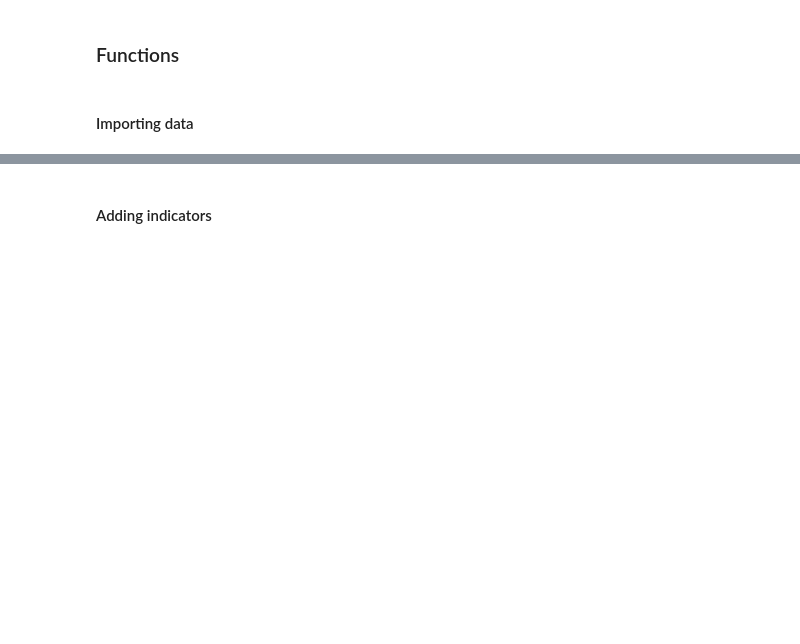
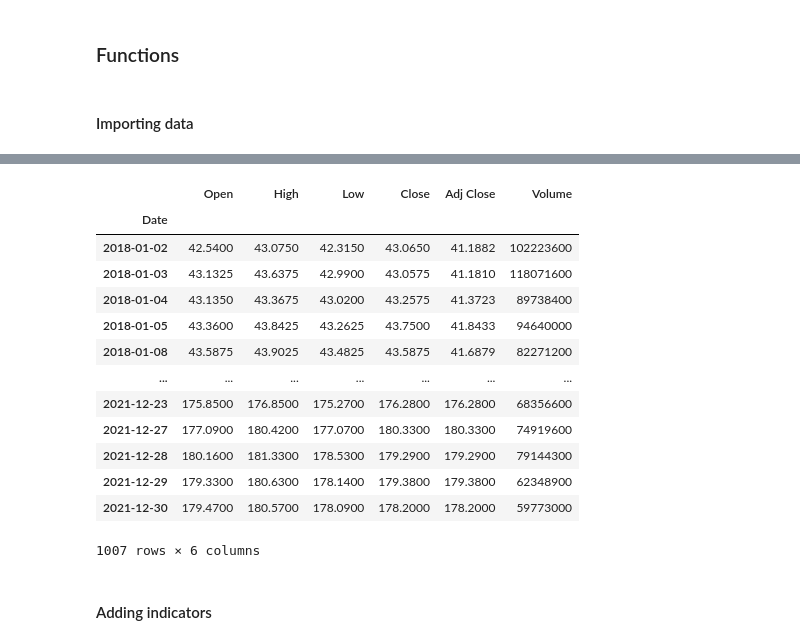
Before and after one commit to ivanlimsy/iOracle, a Jupyter notebook: notebooks/iOracle Deep Learning Ivan.ipynb, the cells around one changed output, grey strips where cells are left out. Cells and saved outputs as stored; diff of their text form; code cells hidden in the pictures; blank space fills up the shorter version.

```diff
--- a/notebooks/iOracle Deep Learning Ivan.ipynb
+++ b/notebooks/iOracle Deep Learning Ivan.ipynb
@@ -68,3 +69,20 @@ NameError: name 'params' is not defined
+# %%
+df
+# %% [output]
+|  | Open | High | Low | Close | Adj Close | Volume |
+| Date |  |  |  |  |  |  |
+| 2018-01-02 | 42.5400 | 43.0750 | 42.3150 | 43.0650 | 41.1882 | 102223600 |
+| 2018-01-03 | 43.1325 | 43.6375 | 42.9900 | 43.0575 | 41.1810 | 118071600 |
+| 2018-01-04 | 43.1350 | 43.3675 | 43.0200 | 43.2575 | 41.3723 | 89738400 |
+| 2018-01-05 | 43.3600 | 43.8425 | 43.2625 | 43.7500 | 41.8433 | 94640000 |
+| 2018-01-08 | 43.5875 | 43.9025 | 43.4825 | 43.5875 | 41.6879 | 82271200 |
+| ... | ... | ... | ... | ... | ... | ... |
+| 2021-12-23 | 175.8500 | 176.8500 | 175.2700 | 176.2800 | 176.2800 | 68356600 |
+| 2021-12-27 | 177.0900 | 180.4200 | 177.0700 | 180.3300 | 180.3300 | 74919600 |
+| 2021-12-28 | 180.1600 | 181.3300 | 178.5300 | 179.2900 | 179.2900 | 79144300 |
+| 2021-12-29 | 179.3300 | 180.6300 | 178.1400 | 179.3800 | 179.3800 | 62348900 |
+| 2021-12-30 | 179.4700 | 180.5700 | 178.0900 | 178.2000 | 178.2000 | 59773000 |
+1007 rows × 6 columns
 # %%
 def load_data(symbol, params):
     start = params['data_start']
```
Also changed, not shown: parts of 5 cells of this notebook.
